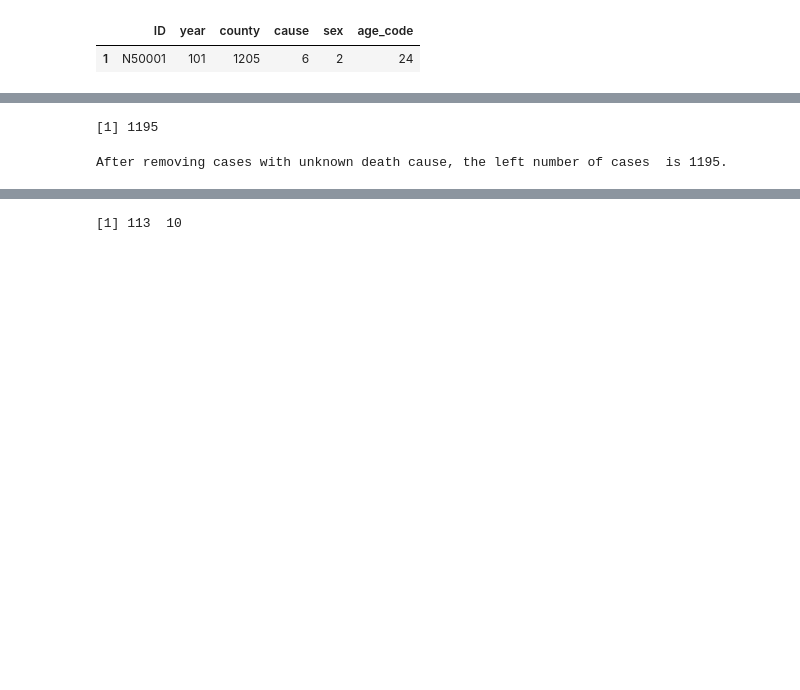
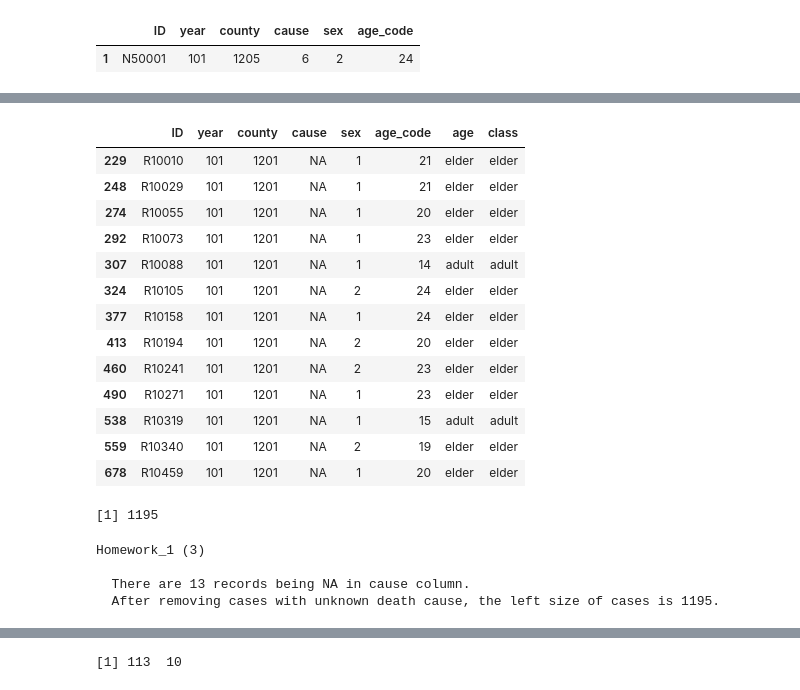
Before and after one commit to cchuang2009/math-2015-2, a Jupyter notebook: R/computer/Computer-3.ipynb, the cells around one changed output, grey strips where cells are left out. Saved outputs shown, nothing was run; the diff lists cells and outputs as text; code cells hidden in the pictures; blank space fills up the shorter version.

```diff
--- a/R/computer/Computer-3.ipynb
+++ b/R/computer/Computer-3.ipynb
@@ -101,3 +143,22 @@ After adding new column, age, the number of cases is still 1208.
+# %%
+# the cases with "NA" cause
+datanan<-data1[is.na(data1$cause),]
+datanan
+# %% [output]
+|  | ID | year | county | cause | sex | age_code | age | class |
+| 229 | R10010 | 101 | 1201 | NA | 1 | 21 | elder | elder |
+| 248 | R10029 | 101 | 1201 | NA | 1 | 21 | elder | elder |
+| 274 | R10055 | 101 | 1201 | NA | 1 | 20 | elder | elder |
+| 292 | R10073 | 101 | 1201 | NA | 1 | 23 | elder | elder |
+| 307 | R10088 | 101 | 1201 | NA | 1 | 14 | adult | adult |
+| 324 | R10105 | 101 | 1201 | NA | 2 | 24 | elder | elder |
+| 377 | R10158 | 101 | 1201 | NA | 1 | 24 | elder | elder |
+| 413 | R10194 | 101 | 1201 | NA | 2 | 20 | elder | elder |
+| 460 | R10241 | 101 | 1201 | NA | 2 | 23 | elder | elder |
+| 490 | R10271 | 101 | 1201 | NA | 1 | 23 | elder | elder |
+| 538 | R10319 | 101 | 1201 | NA | 1 | 15 | adult | adult |
+| 559 | R10340 | 101 | 1201 | NA | 2 | 19 | elder | elder |
+| 678 | R10459 | 101 | 1201 | NA | 1 | 20 | elder | elder |
 # %%
 data2<-data1[!is.na(data1$cause),]
 nanlen<-length(data2$ID)
@@ -105,10 +166,15 @@ nanlen
 # %% [output]
 [1] 1195
 # %%
-express2<-"After removing cases with unknown death cause, the left number of cases  is %d."
-answer(express2,nanlen)
+express13<-"Homework_1 (3)\n
+  There are %d records being NA in cause column.
+  After removing cases with unknown death cause, the left size of cases is %d."
+cat(sprintf(express13,length(datanan[,1]),nanlen))
 # %% [output]
-After removing cases with unknown death cause, the left number of cases  is 1195.
+Homework_1 (3)
+
+  There are 13 records being NA in cause column.
+  After removing cases with unknown death cause, the left size of cases is 1195.
 # %%
 data2$year<-NULL
 data2$age_code<-NULL
```
Also changed, not shown: parts of 20 cells of this notebook, 3 other files.
